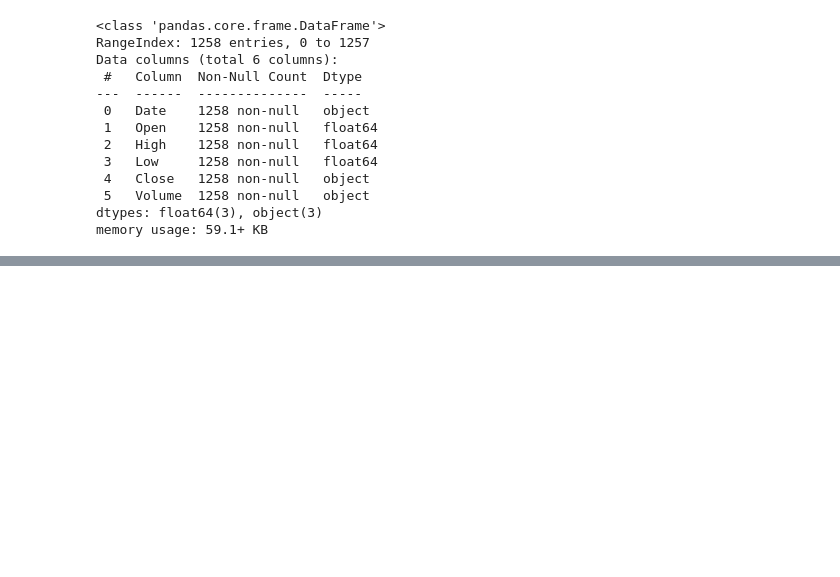
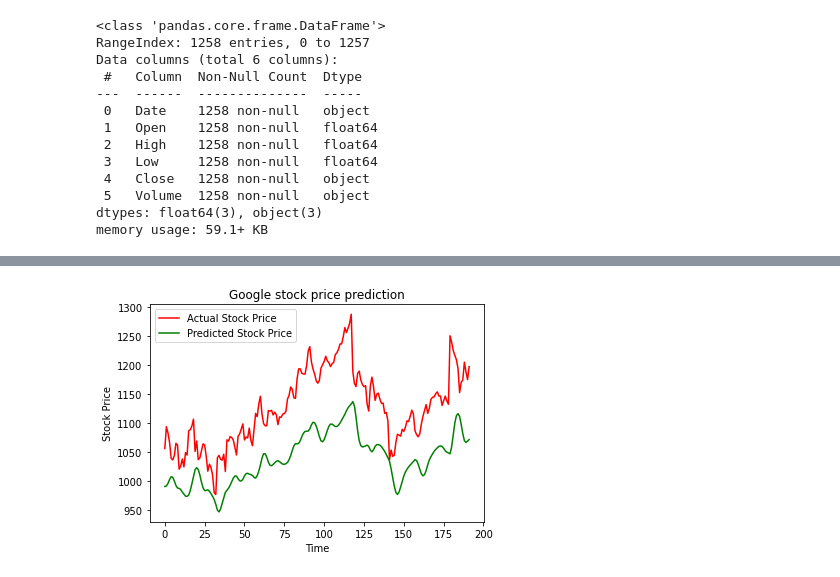
Before and after one commit to pradippatel00754/AIProjects, a Jupyter notebook: Stock_Market_Prediction_using_ML_LSTM.ipynb, the cells around one changed output, grey strips where cells are left out. Cells and saved outputs as stored; diff of their text form; code cells hidden in the pictures; blank space fills up the shorter version.

```diff
--- a/Stock_Market_Prediction_using_ML_LSTM.ipynb
+++ b/Stock_Market_Prediction_using_ML_LSTM.ipynb
@@ -35,0 +123,20 @@ memory usage: 59.1+ KB
+# %%
+testData = pd.read_csv('Google_test_data.csv')
+testData['Close'] = pd.to_numeric(testData.Close,errors='coerce')
+testData = testData.dropna()
+testData = testData.iloc[:,4:5]
+Y_test = testData.iloc[60:,0:].values
+
+#input array for the model
+inputClosing = testData.iloc[:,0:].values
+inputClosing_scaled = sc.transform(inputClosing)
+inputClosing_scaled.shape
+X_test = []
+length = len(testData)
+timestep = 60
+for i in range(timestep,length):
+  X_test.append(inputClosing_scaled[i-timestep:i,0])
+
+X_test = np.array(X_test)
+X_test = np.reshape(X_test,(X_test.shape[0],X_test.shape[1],1))
+X_test.shape
@@ -35,0 +145,3 @@ memory usage: 59.1+ KB
+# %%
+Y_pred = model.predict(X_test)
+Y_pred
@@ -35,0 +167,12 @@ memory usage: 59.1+ KB
+# %%
+predicted_price = sc.inverse_transform(Y_pred)
+# %%
+plt.plot(Y_test, color = 'red', label = 'Actual Stock Price')
+plt.plot(predicted_price, color = 'green', label = 'Predicted Stock Price')
+plt.title('Google stock price prediction')
+plt.xlabel('Time')
+plt.ylabel('Stock Price')
+plt.legend()
+plt.show()
+# %% [output]
+[figure, added]
```
Also changed, not shown: parts of 11 cells of this notebook.
